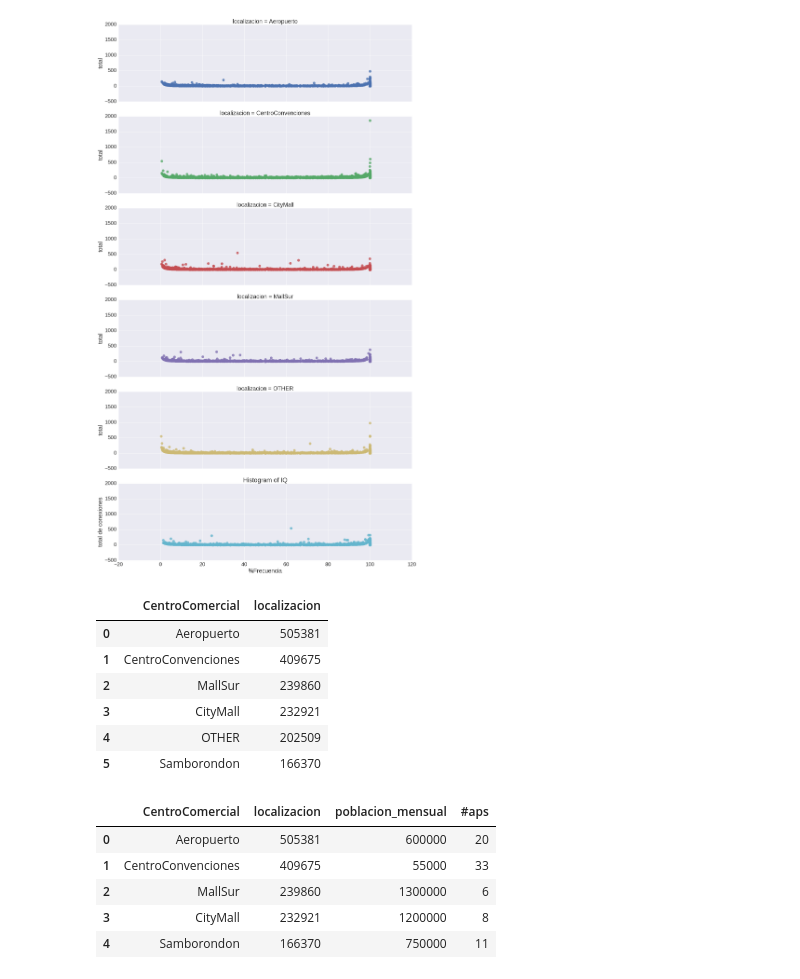
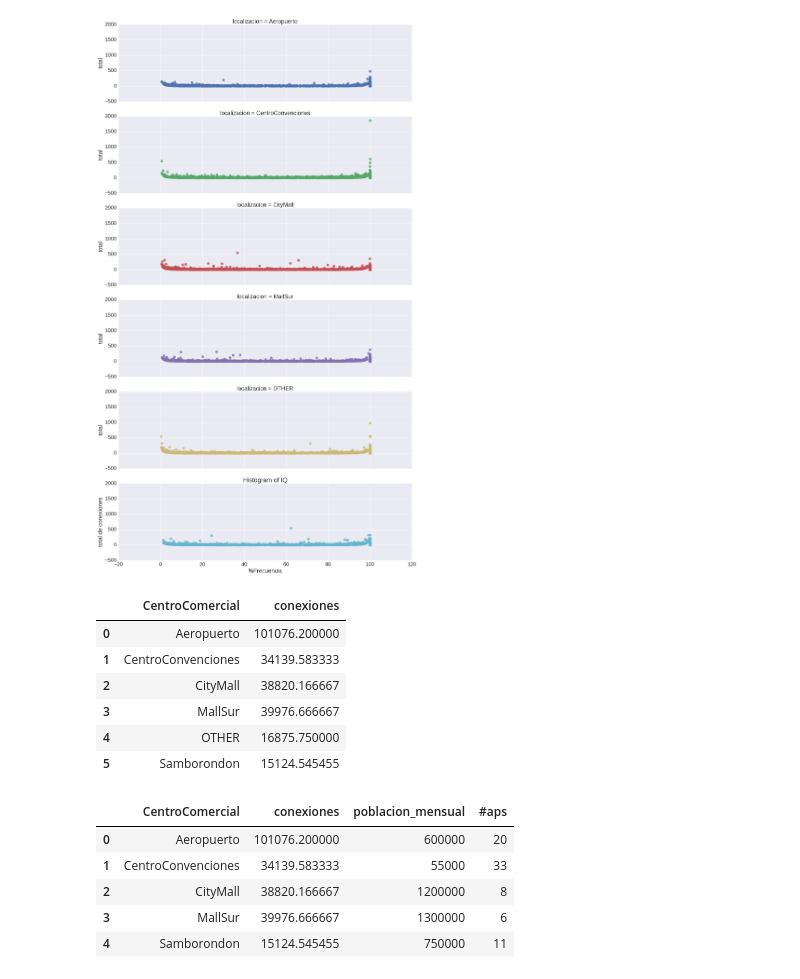
Before and after one commit to jlmasson/exploratorios_RF, a Jupyter notebook: VisualizacionesVistas2.ipynb, the cells around one changed output. Saved outputs shown, nothing was run; the diff lists cells and outputs as text; code cells hidden in the pictures.

```diff
--- a/VisualizacionesVistas2.ipynb
+++ b/VisualizacionesVistas2.ipynb
@@ -903,29 +905,30 @@ cf.set_config_file(offline=False, world_readable=True, theme='pearl')
 # %%
 data2016 = data_completa.copy()
 data2016["localizacion_filtrada"] = data2016["localizacion"].apply(lambda x: FiltrarLugares(top5, x))
-data2016 = data2016[['localizacion_filtrada']]
-connections2016 = data2016.localizacion_filtrada.value_counts()
-connections = connections2016.to_frame().reset_index()
-connections.columns=['CentroComercial','localizacion']
+data2016 = data2016[['localizacion_filtrada','mes']].groupby(['localizacion_filtrada', 'mes']).size().rename('conexiones').reset_index()
+connections2016 = data2016.groupby('localizacion_filtrada').mean()
+connections = connections2016.reset_index()
+connections = connections[['localizacion_filtrada', 'conexiones']]
+connections.columns=['CentroComercial','conexiones']
 connections
 # %% [output]
-|  | CentroComercial | localizacion |
-| 0 | Aeropuerto | 505381 |
-| 1 | CentroConvenciones | 409675 |
-| 2 | MallSur | 239860 |
-| 3 | CityMall | 232921 |
-| 4 | OTHER | 202509 |
-| 5 | Samborondon | 166370 |
+|  | CentroComercial | conexiones |
+| 0 | Aeropuerto | 101076.200000 |
+| 1 | CentroConvenciones | 34139.583333 |
+| 2 | CityMall | 38820.166667 |
+| 3 | MallSur | 39976.666667 |
+| 4 | OTHER | 16875.750000 |
+| 5 | Samborondon | 15124.545455 |
 # %%
 df2016 = pd.merge(connections,expectativa_cc, on='CentroComercial')
 df2016 = pd.merge(df2016, aps_cc, on='CentroComercial')
 df2016
 # %% [output]
-|  | CentroComercial | localizacion | poblacion_mensual | #aps |
-| 0 | Aeropuerto | 505381 | 600000 | 20 |
-| 1 | CentroConvenciones | 409675 | 55000 | 33 |
-| 2 | MallSur | 239860 | 1300000 | 6 |
-| 3 | CityMall | 232921 | 1200000 | 8 |
-| 4 | Samborondon | 166370 | 750000 | 11 |
+|  | CentroComercial | conexiones | poblacion_mensual | #aps |
+| 0 | Aeropuerto | 101076.200000 | 600000 | 20 |
+| 1 | CentroConvenciones | 34139.583333 | 55000 | 33 |
+| 2 | CityMall | 38820.166667 | 1200000 | 8 |
+| 3 | MallSur | 39976.666667 | 1300000 | 6 |
+| 4 | Samborondon | 15124.545455 | 750000 | 11 |
 # %%
 
```
Also changed, not shown: parts of 4 cells of this notebook.
